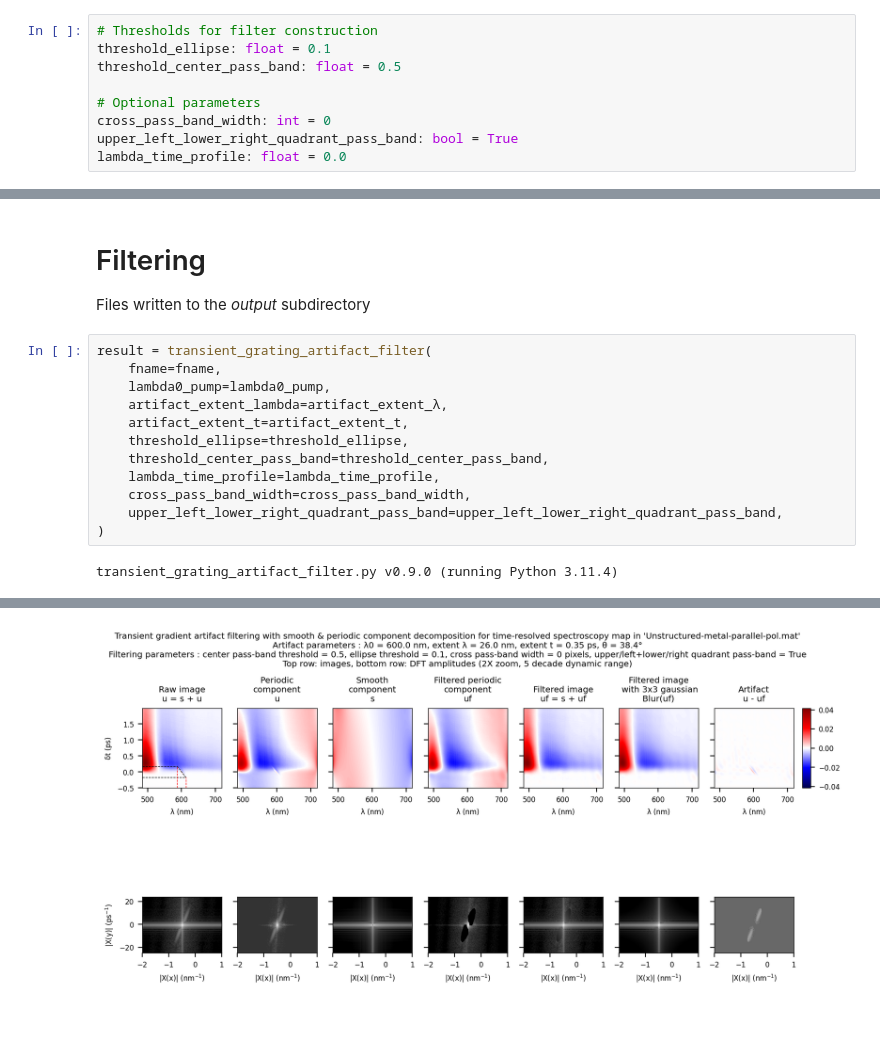
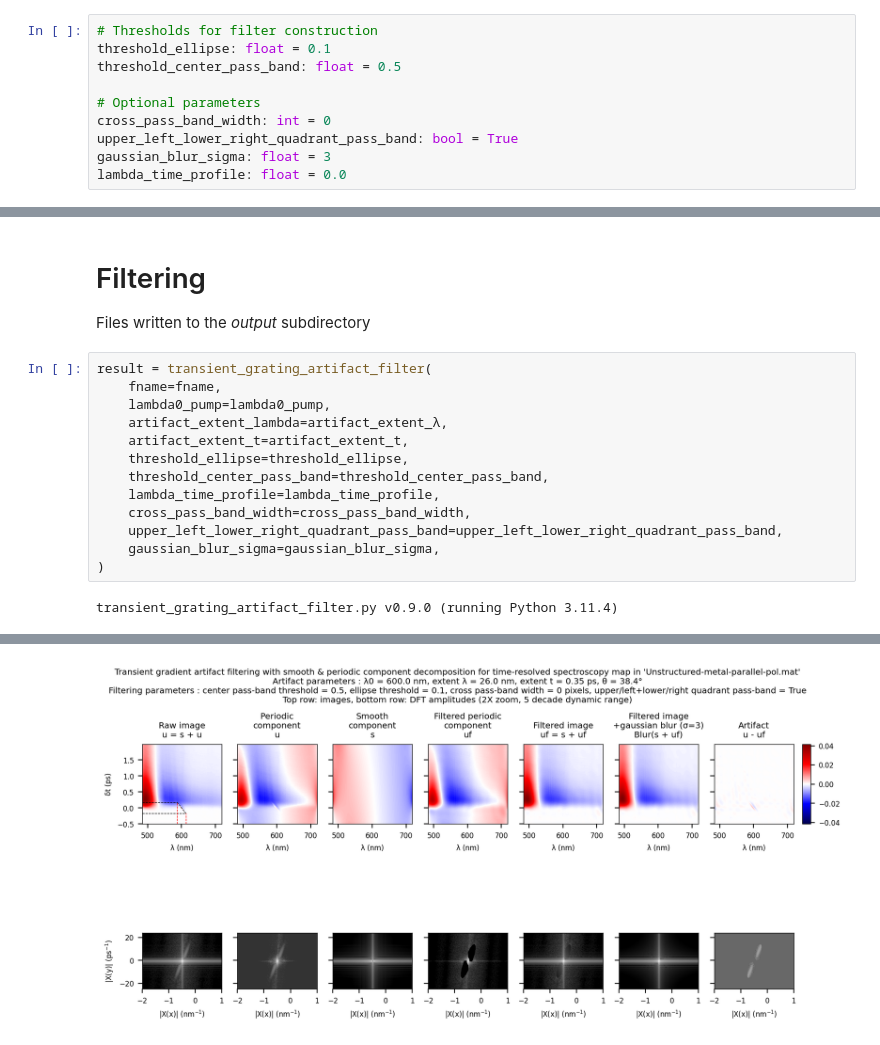
Before and after one commit to laboratoiredebiophotonique/transient_grating_artifact_filter, a Jupyter notebook: transient_grating_artifact_filter.ipynb, the cells around one changed output, grey strips where cells are left out. Saved outputs shown, nothing was run; the diff lists cells and outputs as text.

```diff
--- a/transient_grating_artifact_filter.ipynb
+++ b/transient_grating_artifact_filter.ipynb
@@ -42,6 +42,7 @@ threshold_center_pass_band: float = 0.5
 # Optional parameters
 cross_pass_band_width: int = 0
 upper_left_lower_right_quadrant_pass_band: bool = True
+gaussian_blur_sigma: float = 3
 lambda_time_profile: float = 0.0
 # %% [markdown]
 # Experimental data
@@ -89,17 +90,18 @@ Files written to the *output* subdirectory
 # %%
 result = transient_grating_artifact_filter(
     fname=fname,
     lambda0_pump=lambda0_pump,
     artifact_extent_lambda=artifact_extent_λ,
     artifact_extent_t=artifact_extent_t,
     threshold_ellipse=threshold_ellipse,
     threshold_center_pass_band=threshold_center_pass_band,
     lambda_time_profile=lambda_time_profile,
     cross_pass_band_width=cross_pass_band_width,
     upper_left_lower_right_quadrant_pass_band=upper_left_lower_right_quadrant_pass_band,
+    gaussian_blur_sigma=gaussian_blur_sigma,
 )
 # %% [output]
 transient_grating_artifact_filter.py v0.9.0 (running Python 3.11.4)
 [figure]
 [figure]
-[figure, old version]
+[figure, new version]
```
Also changed, not shown: 3 other files.
